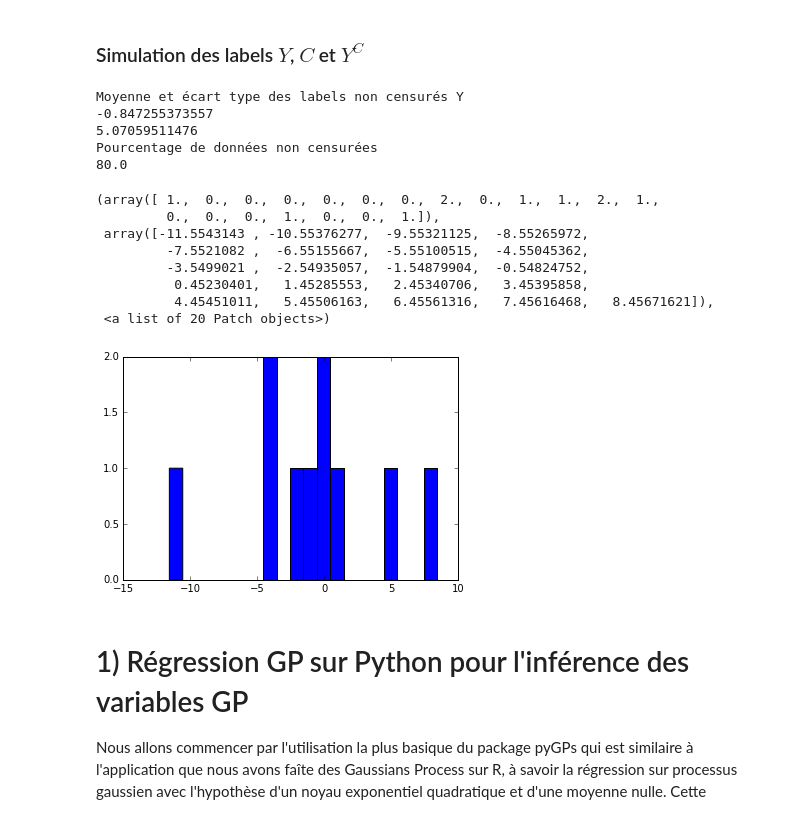
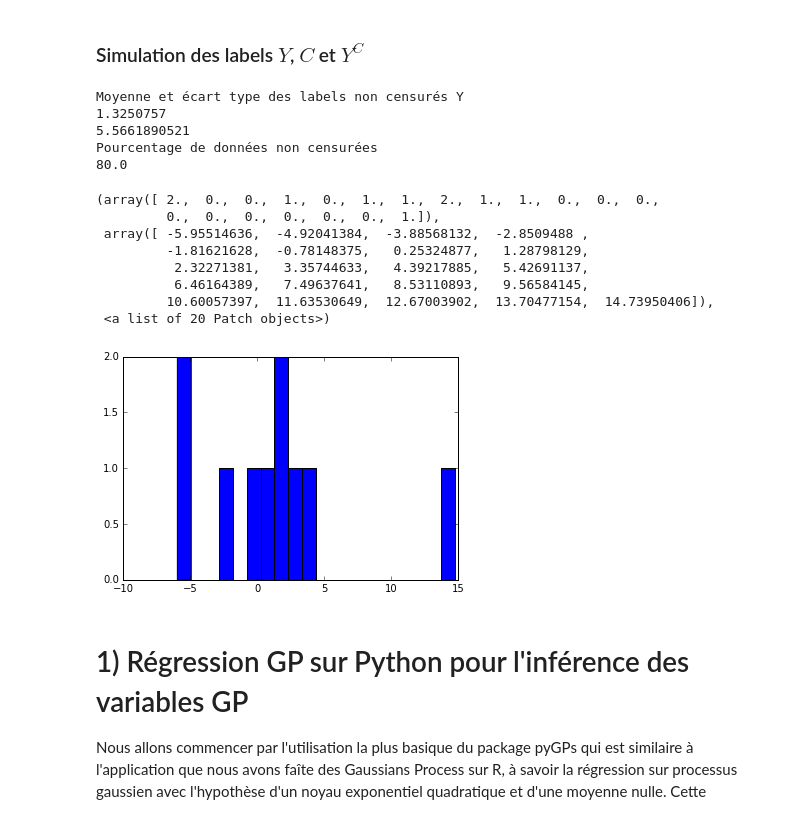
Before and after one commit to ChrisBotella/GPVDFR, a Jupyter notebook: Test2step.ipynb, the cells around one changed output. Cells and saved outputs as stored; diff of their text form; code cells hidden in the pictures.

```diff
--- a/Test2step.ipynb
+++ b/Test2step.ipynb
@@ -15,22 +15,23 @@ import pylab as pl
 import math as ma
 import time
 %matplotlib inline
-b=Base(np.array([1,4])).val(np.array([1,2]))
-
-N=10
-D=5
-n_t_moy=25
-varu1=5
-varu2=2
 
 
+
+N=1000
+D=1
+n_t_moy=10
+varu=5
+Gamma=0.1
 # Simulation des temps
 (T,L,M_nt)=temps(N,D,n_t_moy)
-(U,V1,V2)=X_Params(varu1,varu2,N,D)
+(U,V1,V2)=X_Params(varu,N,D)
 vec=np.reshape(M_nt,(N*D,1))
 
 fig1 = plt.figure().add_subplot(111)
 fig1.hist(vec,bins=20)
+fig2 = plt.figure().add_subplot(111)
+fig2.hist(T,bins=20)
 
 
 # Exemple de signe vital simulé
@@ -40,8 +41,9 @@ X=X_fonc(t,U[0,0],V1[0,0,:],V2[0,0,:])
 fig2 = plt.figure().add_subplot(111)
 fig2.plot(t,X.val())
 
+
 #plt.savefig("Ftraj.png")
-Xdata=X_obs(U,V1,V2,L)
+Xdata=X_obs(U,V1,V2,L,std=Gamma)
 fig2.plot(L[0][0],Xdata[0][0],marker="d",markersize=10,linestyle="none")
 fig2.plot(T[0],Xdata[0][0][len(Xdata[0][0])-1],marker="s",markersize=5,color="r")
 #plt.savefig("Xobs.png")
@@ -54,41 +57,40 @@ fig2.plot(T[0],Xdata[0][0][len(Xdata[0][0])-1],marker="s",markersize=5,color="r"
 # %%
 %matplotlib inline
 
-Sigma=1
-# Calcul de Beta aux sur la grille de t pour un jeu de coefficient donné
-Kbeta=3
-b=np.zeros((Kbeta*Kbeta,D),float)
-b[0,:]=1.
+Sigma=0.
+
+true_beta=beta(num=1)
+
 # Nombre de variables scalaires
-p=5
+p=1
 # Génération de Alpha et Z
 Alpha=np.zeros(p,float)
 Z=np.zeros((N,p),float)
-(Y,C,Yc,Delta)=simu_YC(Alpha,Kbeta,b,Z,U,V1,V2,T,Sigma)
-print "Moyenne et écart type des labels non censurés Y"
-print np.mean(Y)
-print np.std(Y)
+(Y,C,Yc,Delta)=simu_YC(Alpha,true_beta,Z,U,V1,V2,T,Sigma)
+print("Moyenne et écart type des labels non censurés Y")
+print( np.mean(Y))
+print(np.std(Y))
 
-print "Pourcentage de données non censurées"
-print 100.*np.sum(Delta)/N
+print( "Pourcentage de données non censurées")
+print(100.*np.sum(Delta)/N)
 
 fig1 = plt.figure().add_subplot(111)
 fig1.hist(Y,bins=20)
 # %% [output]
 Moyenne et écart type des labels non censurés Y
--0.847255373557
-5.07059511476
+1.3250757
+5.5661890521
 Pourcentage de données non censurées
 80.0
-(array([ 1.,  0.,  0.,  0.,  0.,  0.,  0.,  2.,  0.,  1.,  1.,  2.,  1.,
-         0.,  0.,  0.,  1.,  0.,  0.,  1.]),
- array([-11.5543143 , -10.55376277,  -9.55321125,  -8.55265972,
-         -7.5521082 ,  -6.55155667,  -5.55100515,  -4.55045362,
-         -3.5499021 ,  -2.54935057,  -1.54879904,  -0.54824752,
-          0.45230401,   1.45285553,   2.45340706,   3.45395858,
-          4.45451011,   5.45506163,   6.45561316,   7.45616468,   8.45671621]),
+(array([ 2.,  0.,  0.,  1.,  0.,  1.,  1.,  2.,  1.,  1.,  0.,  0.,  0.,
+         0.,  0.,  0.,  0.,  0.,  0.,  1.]),
+ array([ -5.95514636,  -4.92041384,  -3.88568132,  -2.8509488 ,
+         -1.81621628,  -0.78148375,   0.25324877,   1.28798129,
+          2.32271381,   3.35744633,   4.39217885,   5.42691137,
+          6.46164389,   7.49637641,   8.53110893,   9.56584145,
+         10.60057397,  11.63530649,  12.67003902,  13.70477154,  14.73950406]),
  <a list of 20 Patch objects>)
-[figure, old version]
+[figure, new version]
 # %% [markdown]
 # 1) Régression GP sur Python pour l'inférence des variables GP
 
```
Also changed, not shown: parts of 37 cells of this notebook, 6 other files.
